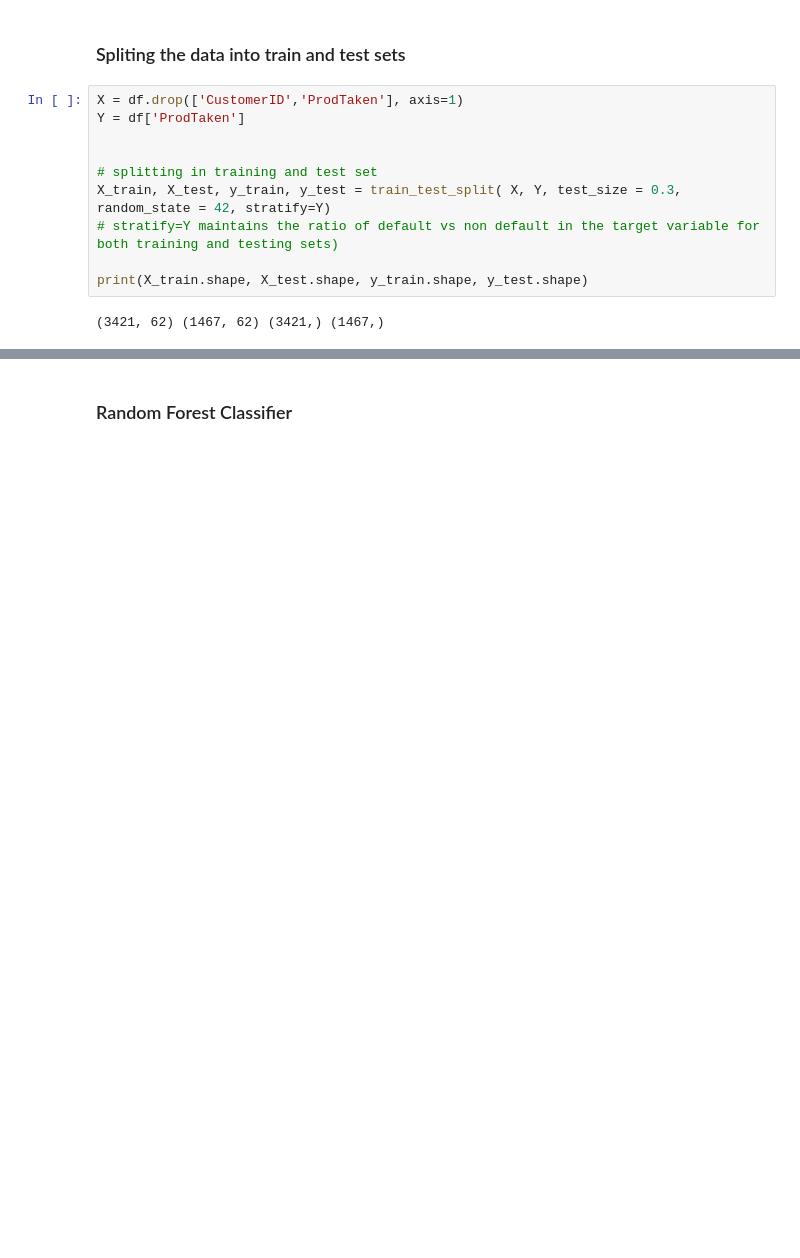
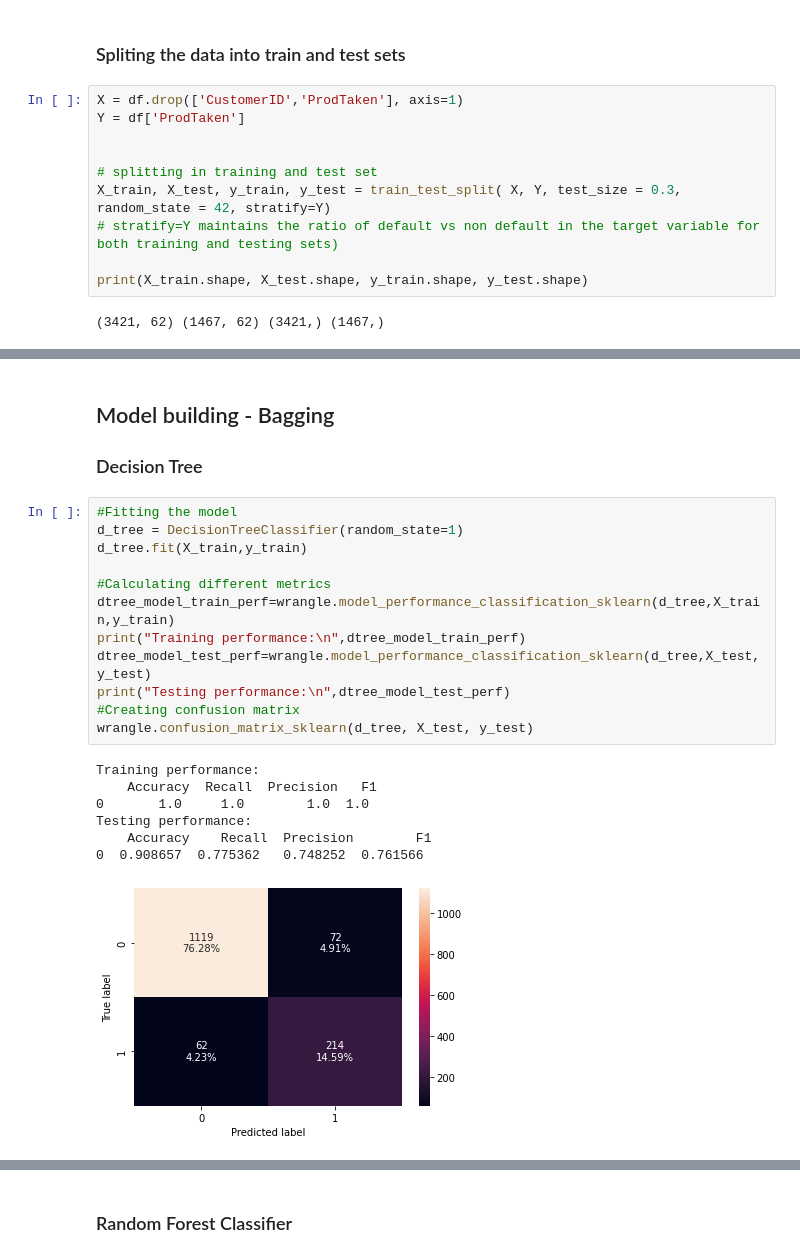
Before and after one commit to cfreeman22/TravelPackagePrediction, a Jupyter notebook: TravelPackagePurchasePrediction.ipynb, the cells around one changed output, grey strips where cells are left out. Saved outputs shown, nothing was run; the diff lists cells and outputs as text; blank space fills up the shorter version.

```diff
--- a/TravelPackagePurchasePrediction.ipynb
+++ b/TravelPackagePurchasePrediction.ipynb
@@ -1035,0 +989,23 @@ def get_metrics_score(model,flag=True):
+# %% [markdown]
+## Model building - Bagging
+### Decision Tree
+# %%
+#Fitting the model
+d_tree = DecisionTreeClassifier(random_state=1)
+d_tree.fit(X_train,y_train)
+
+#Calculating different metrics
+dtree_model_train_perf=wrangle.model_performance_classification_sklearn(d_tree,X_train,y_train)
+print("Training performance:\n",dtree_model_train_perf)
+dtree_model_test_perf=wrangle.model_performance_classification_sklearn(d_tree,X_test,y_test)
+print("Testing performance:\n",dtree_model_test_perf)
+#Creating confusion matrix
+wrangle.confusion_matrix_sklearn(d_tree, X_test, y_test)
+# %% [output]
+Training performance:
+    Accuracy  Recall  Precision   F1
+0       1.0     1.0        1.0  1.0
+Testing performance:
+    Accuracy    Recall  Precision        F1
+0  0.908657  0.775362   0.748252  0.761566
+[figure, added]
```
Also changed, not shown: parts of 38 cells of this notebook.
